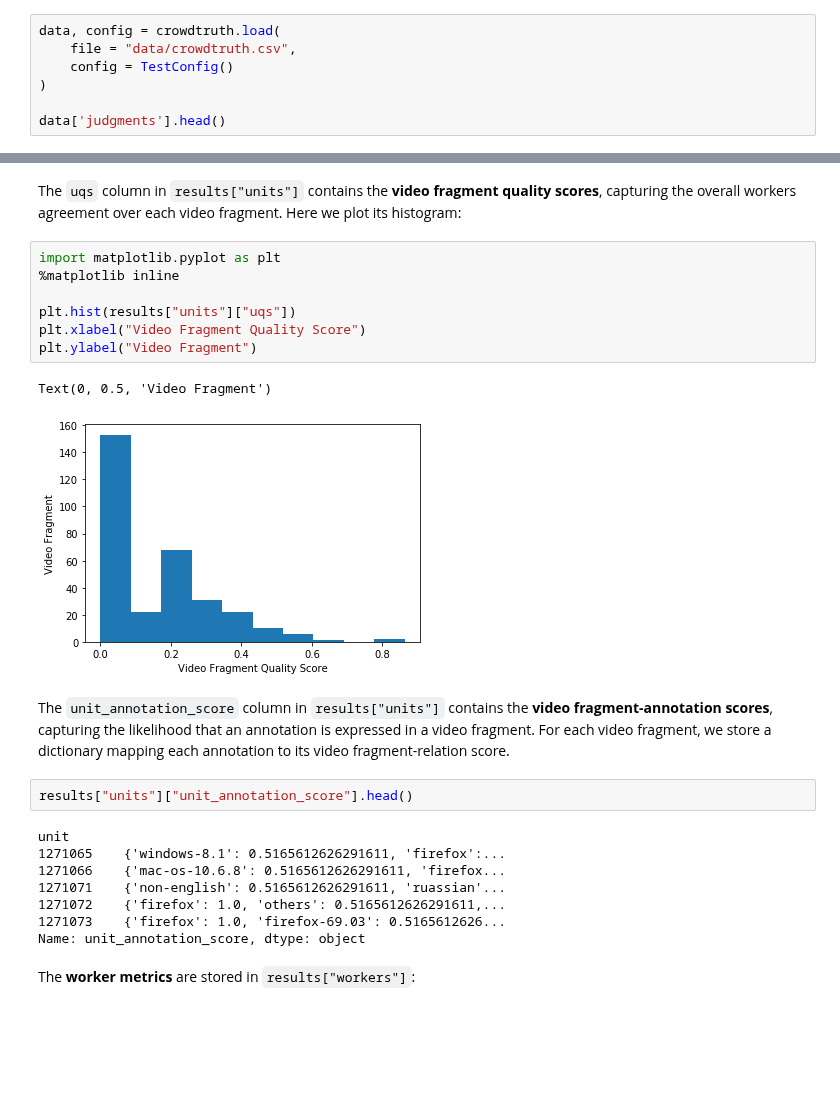
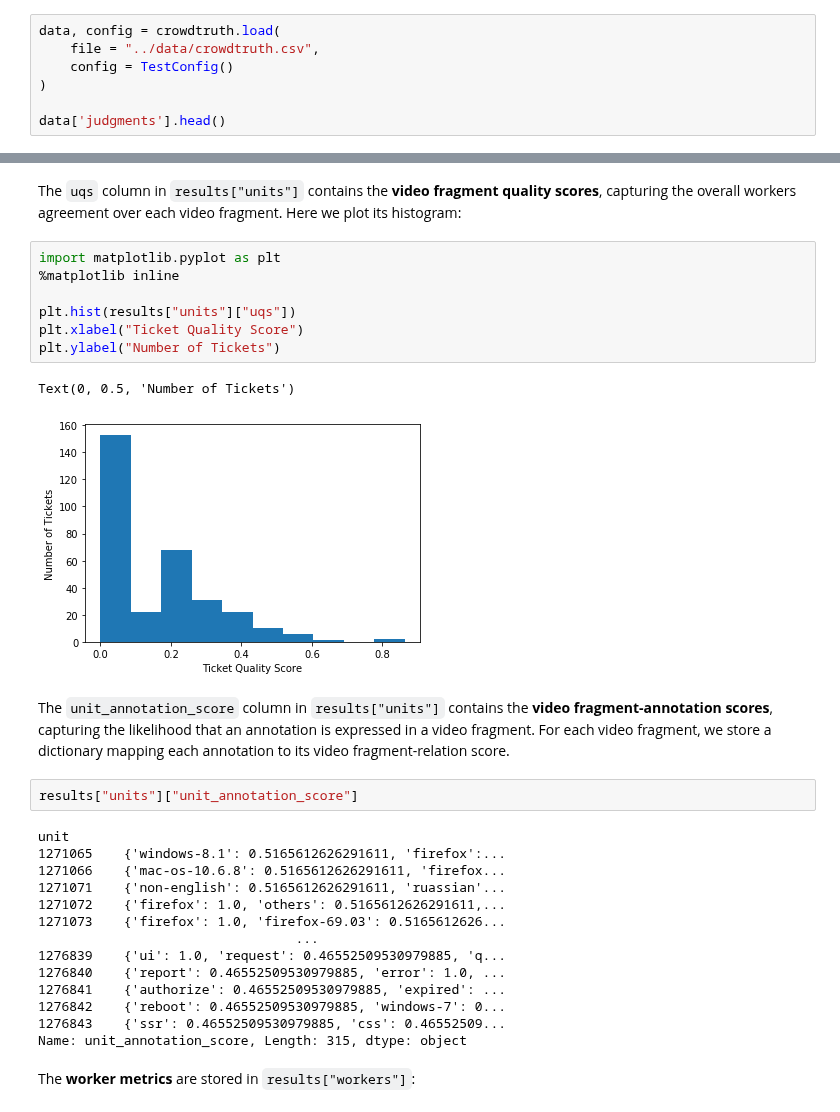
Before and after one commit to mlopatka/CANOSP2020, a Jupyter notebook: notebooks/crowdtruth.ipynb, the cells around one changed output, grey strips where cells are left out. Saved outputs shown, nothing was run; the diff lists cells and outputs as text; blank space fills up the shorter version.

Commit message:
Updated crowdtruth notebook and renamed crowdtruth script

```diff
--- a/notebooks/crowdtruth.ipynb
+++ b/notebooks/crowdtruth.ipynb
@@ -186,6 +174,6 @@ config.customPlatformColumns
 # %%
 data, config = crowdtruth.load(
-    file = "data/crowdtruth.csv",
+    file = "../data/crowdtruth.csv",
     config = TestConfig()
 )
 
@@ -224,17 +219,17 @@ The `uqs` column in `results["units"]` contains the **video fragment quality sco
 # %%
 import matplotlib.pyplot as plt
 %matplotlib inline
 
 plt.hist(results["units"]["uqs"])
-plt.xlabel("Video Fragment Quality Score")
-plt.ylabel("Video Fragment")
+plt.xlabel("Ticket Quality Score")
+plt.ylabel("Number of Tickets")
 # %% [output]
-Text(0, 0.5, 'Video Fragment')
+Text(0, 0.5, 'Number of Tickets')
-[figure, old version]
+[figure, new version]
 # %% [markdown]
 The `unit_annotation_score` column in `results["units"]` contains the **video fragment-annotation scores**, capturing the likelihood that an annotation is expressed in a video fragment. For each video fragment, we store a dictionary mapping each annotation to its video fragment-relation score.
 # %%
-results["units"]["unit_annotation_score"].head()
+results["units"]["unit_annotation_score"]
 # %% [output]
 unit
 1271065    {'windows-8.1': 0.5165612626291611, 'firefox':...
@@ -242,7 +237,13 @@ unit
 1271071    {'non-english': 0.5165612626291611, 'ruassian'...
 1271072    {'firefox': 1.0, 'others': 0.5165612626291611,...
 1271073    {'firefox': 1.0, 'firefox-69.03': 0.5165612626...
-Name: unit_annotation_score, dtype: object
+                                 ...
+1276839    {'ui': 1.0, 'request': 0.46552509530979885, 'q...
+1276840    {'report': 0.46552509530979885, 'error': 1.0, ...
+1276841    {'authorize': 0.46552509530979885, 'expired': ...
+1276842    {'reboot': 0.46552509530979885, 'windows-7': 0...
+1276843    {'ssr': 0.46552509530979885, 'css': 0.46552509...
+Name: unit_annotation_score, Length: 315, dtype: object
 # %% [markdown]
 The **worker metrics** are stored in `results["workers"]`:
 # %%
```
Also changed, not shown: parts of 8 cells of this notebook, 2 other files.
